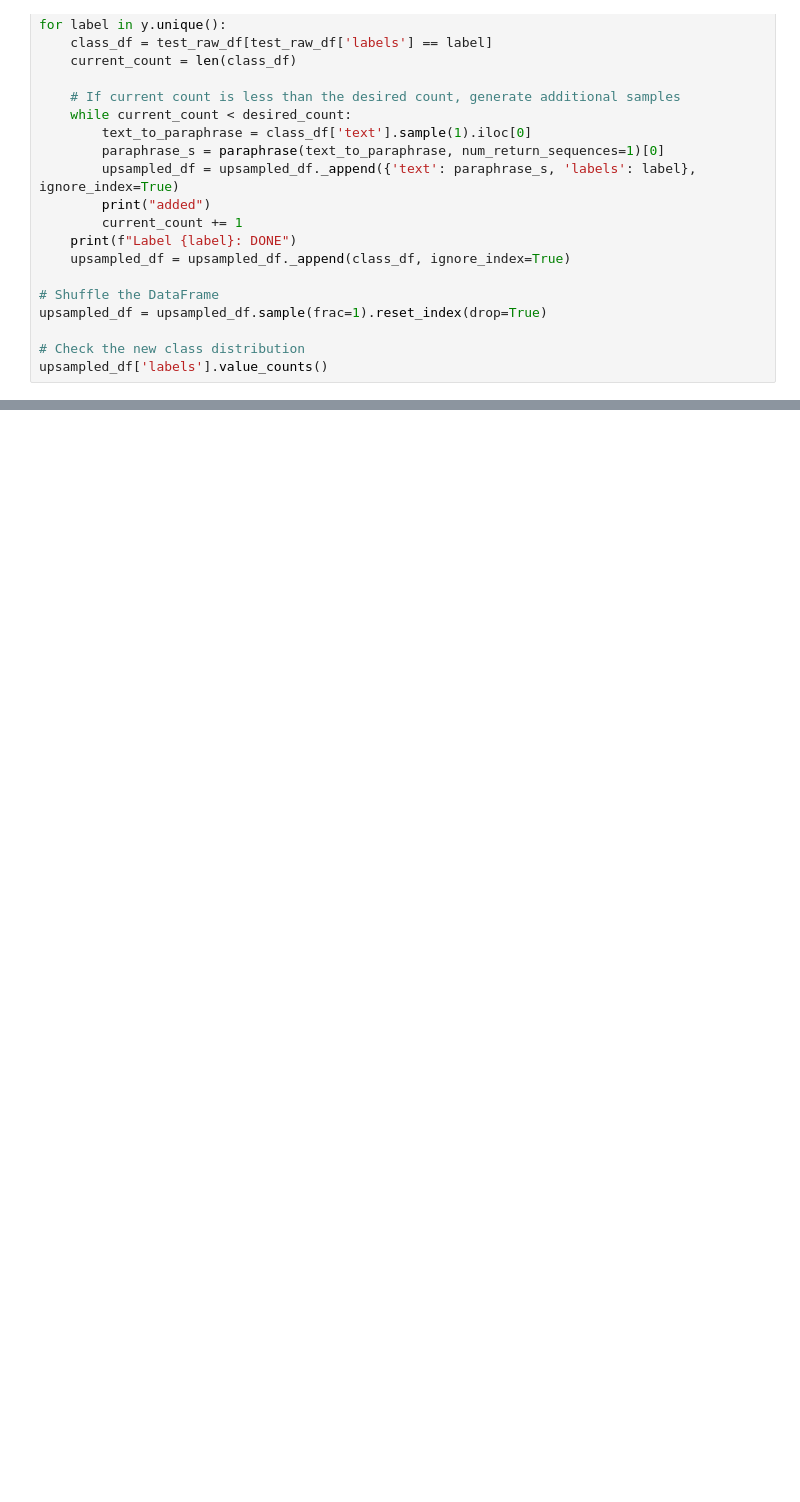
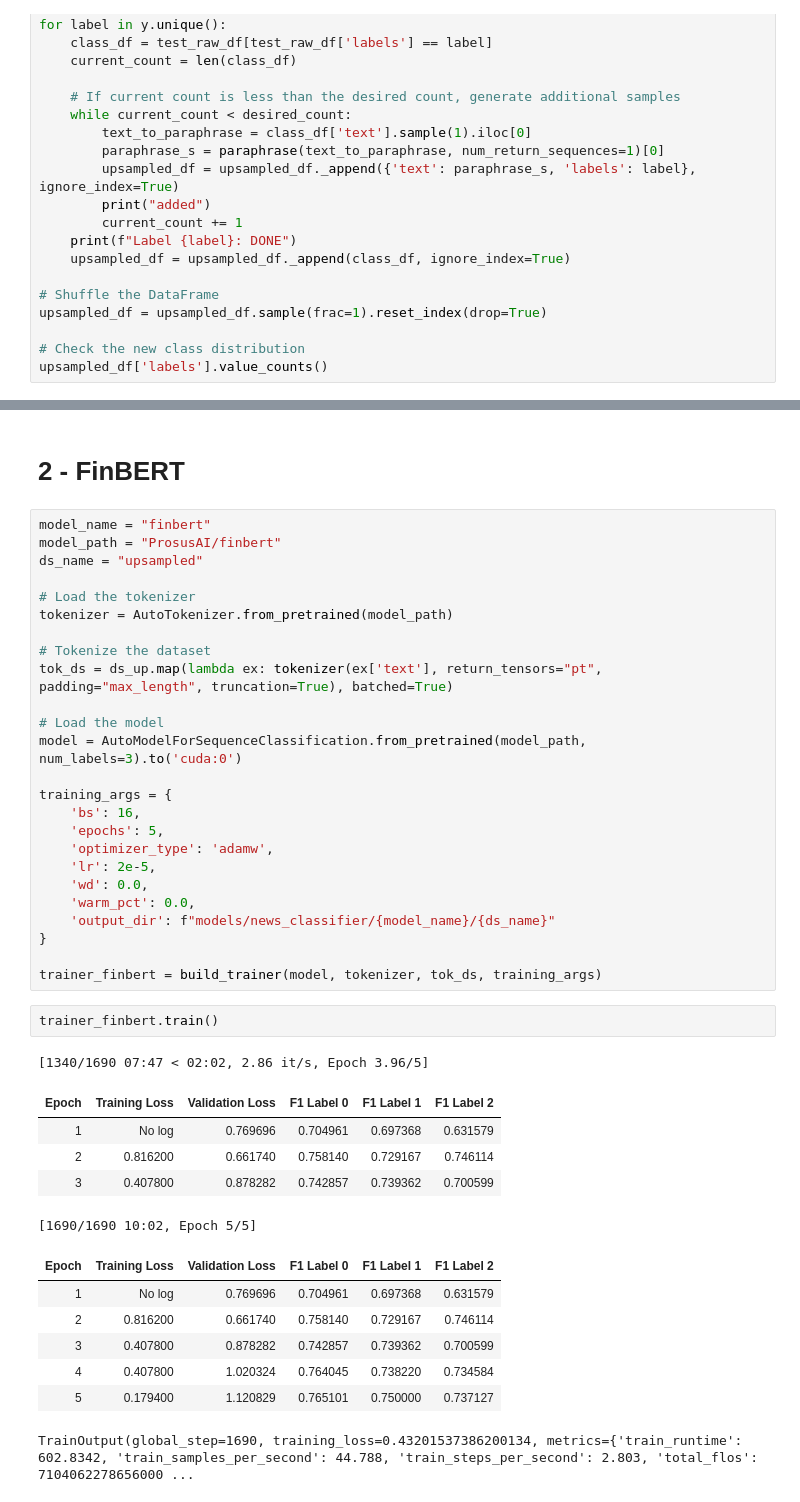
Before and after one commit to paultltc/InflaBERT, a Jupyter notebook: inflabert.ipynb, the cells around one changed output, grey strips where cells are left out. Drawn from its saved outputs; the diff is of its cells as text; blank space fills up the shorter version.

```diff
--- a/inflabert.ipynb
+++ b/inflabert.ipynb
@@ -673,0 +867,43 @@ upsampled_df['labels'].value_counts()
+# %% [markdown]
+# **2 - FinBERT**
+# %%
+model_name = "finbert"
+model_path = "ProsusAI/finbert"
+ds_name = "upsampled"
+
+# Load the tokenizer
+tokenizer = AutoTokenizer.from_pretrained(model_path)
+
+# Tokenize the dataset
+tok_ds = ds_up.map(lambda ex: tokenizer(ex['text'], return_tensors="pt", padding="max_length", truncation=True), batched=True)
+
+# Load the model
+model = AutoModelForSequenceClassification.from_pretrained(model_path, num_labels=3).to('cuda:0')
+
+training_args = {
+    'bs': 16,
+    'epochs': 5,
+    'optimizer_type': 'adamw',
+    'lr': 2e-5,
+    'wd': 0.0,
+    'warm_pct': 0.0,
+    'output_dir': f"models/news_classifier/{model_name}/{ds_name}"
+}
+
+trainer_finbert = build_trainer(model, tokenizer, tok_ds, training_args)
+# %%
+trainer_finbert.train()
+# %% [output]
+[1340/1690 07:47 < 02:02, 2.86 it/s, Epoch 3.96/5]
+| Epoch | Training Loss | Validation Loss | F1 Label 0 | F1 Label 1 | F1 Label 2 |
+| 1 | No log | 0.769696 | 0.704961 | 0.697368 | 0.631579 |
+| 2 | 0.816200 | 0.661740 | 0.758140 | 0.729167 | 0.746114 |
+| 3 | 0.407800 | 0.878282 | 0.742857 | 0.739362 | 0.700599 |
+[1690/1690 10:02, Epoch 5/5]
+| Epoch | Training Loss | Validation Loss | F1 Label 0 | F1 Label 1 | F1 Label 2 |
+| 1 | No log | 0.769696 | 0.704961 | 0.697368 | 0.631579 |
+| 2 | 0.816200 | 0.661740 | 0.758140 | 0.729167 | 0.746114 |
+| 3 | 0.407800 | 0.878282 | 0.742857 | 0.739362 | 0.700599 |
+| 4 | 0.407800 | 1.020324 | 0.764045 | 0.738220 | 0.734584 |
+| 5 | 0.179400 | 1.120829 | 0.765101 | 0.750000 | 0.737127 |
+TrainOutput(global_step=1690, training_loss=0.43201537386200134, metrics={'train_runtime': 602.8342, 'train_samples_per_second': 44.788, 'train_steps_per_second': 2.803, 'total_flos': 7104062278656000 ...
```
Also changed, not shown: parts of 24 cells of this notebook, 1 other file.
